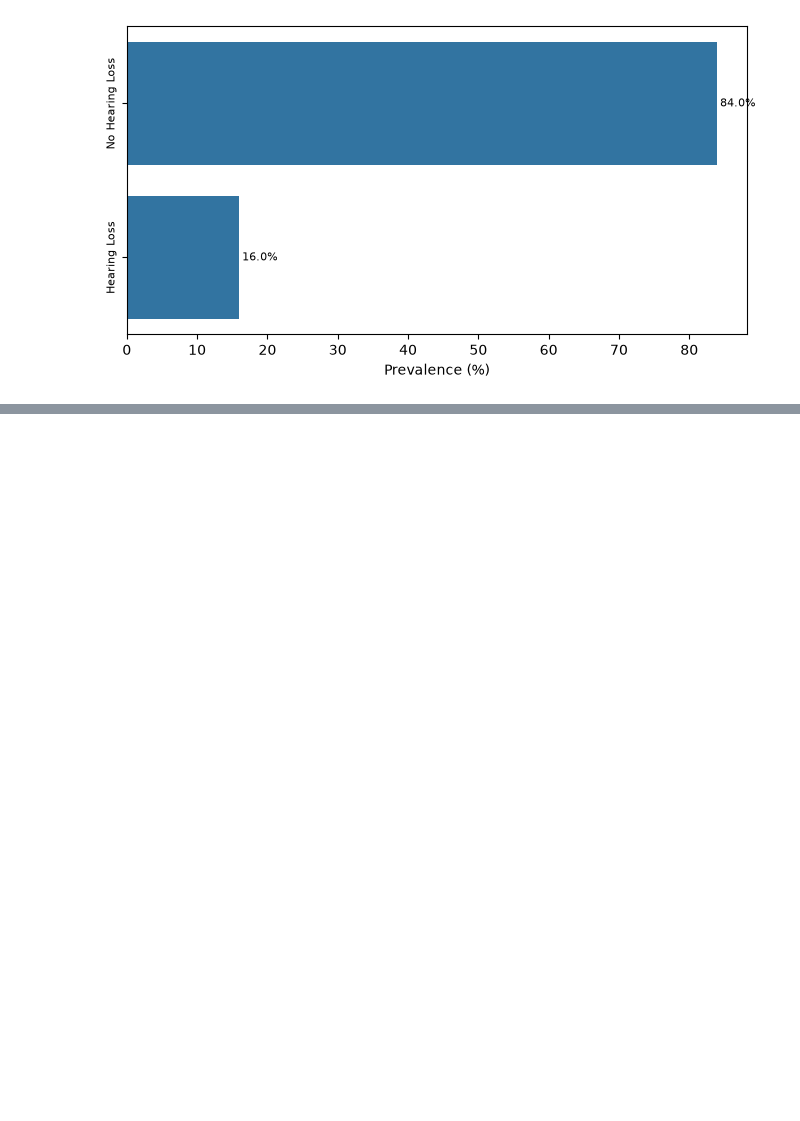
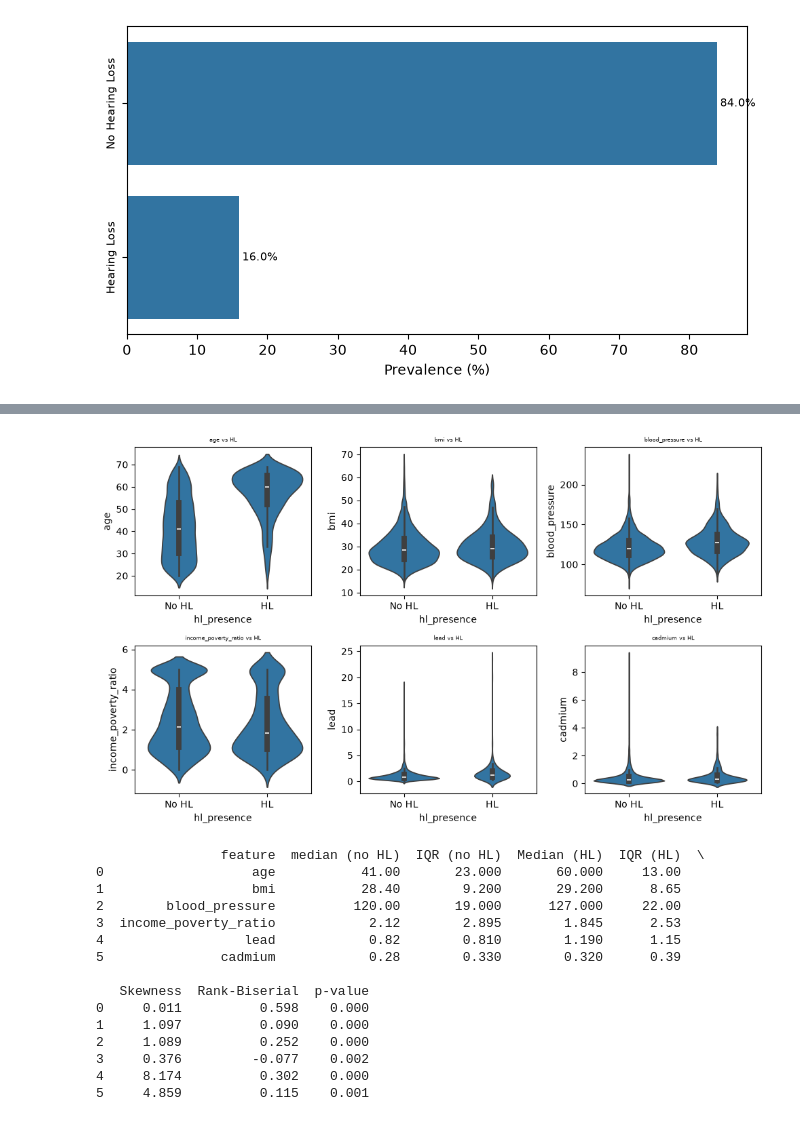
Before and after one commit to kasrabghr/nhanes_hearing_loss_predictor, a Jupyter notebook: notebooks/eda.ipynb, the cells around one changed output, grey strips where cells are left out. Saved outputs shown, nothing was run; the diff lists cells and outputs as text; code cells hidden in the pictures; blank space fills up the shorter version.

Commit message:
Completed continous bivariate eda. Also progressed through categorical bivariate eda, but statistical tests need to be done. Updated requirements file.

```diff
--- a/notebooks/eda.ipynb
+++ b/notebooks/eda.ipynb
@@ -147,0 +154,58 @@ plt.show()
+# %%
+# BIVARIATE EDA
+# Continous features against HL
+fig, axes = plt.subplots (nrows= 2, ncols= 3, figsize= (10, 6))
+axes = axes.flatten()
+
+for i, col in enumerate(continuous_features):
+    sns.violinplot(data= df, x='hl_presence', y= col, ax= axes[i])
+    axes[i].set_title(f'{col} vs HL', fontsize = 6)
+    axes[i].set_xticks(range(0,2))
+    axes[i].set_xticklabels(['No HL', 'HL'])
+
+plt.tight_layout()
+plt.show()
+
+# Stats
+records =[]
+for col in continuous_features:
+    g0 = df.loc[df['hl_presence'] == 0, col].dropna()
+    g1 = df.loc[df['hl_presence'] == 1, col].dropna()
+
+    # As most columns are not normally distributed, we use Mannwhitney
+    stat, p_val = mannwhitneyu(g0,g1)
+
+    # Due to the large size of the dataset, even very little differences can look statistically significant with P value, but they
+    # may have not any predictive value. Because of that, we also calculate Rank-Biserial correlation. It's a number between (-1, 1)
+    # and the more it's closer to 0, it's more statistically insignificant.
+
+    r_rb = 1 - (2 * stat) / (len(g0) * len(g1))
+    records.append({
+        'feature': col,
+        'median (no HL)': g0.median(),
+        'IQR (no HL)': g0.quantile(0.75) - g0.quantile(0.25),
+        'Median (HL)': g1.median(),
+        'IQR (HL)': g1.quantile(0.75) - g1.quantile(0.25),
+        'Skewness': df[col].skew(),
+        'Rank-Biserial': r_rb,
+        'p-value': p_val
+    })
+summary_stat = pd.DataFrame(records).round(3)
+print(summary_stat)
+# %% [output]
+[figure, added]
+                feature  median (no HL)  IQR (no HL)  Median (HL)  IQR (HL)  \
+0                   age           41.00       23.000       60.000     13.00
+1                   bmi           28.40        9.200       29.200      8.65
+2        blood_pressure          120.00       19.000      127.000     22.00
+3  income_poverty_ratio            2.12        2.895        1.845      2.53
+4                  lead            0.82        0.810        1.190      1.15
+5               cadmium            0.28        0.330        0.320      0.39
+
+   Skewness  Rank-Biserial  p-value
+0     0.011          0.598    0.000
+1     1.097          0.090    0.000
+2     1.089          0.252    0.000
+3     0.376         -0.077    0.002
+4     8.174          0.302    0.000
+5     4.859          0.115    0.001
```
Also changed, not shown: parts of 10 cells of this notebook, 1 other file.
